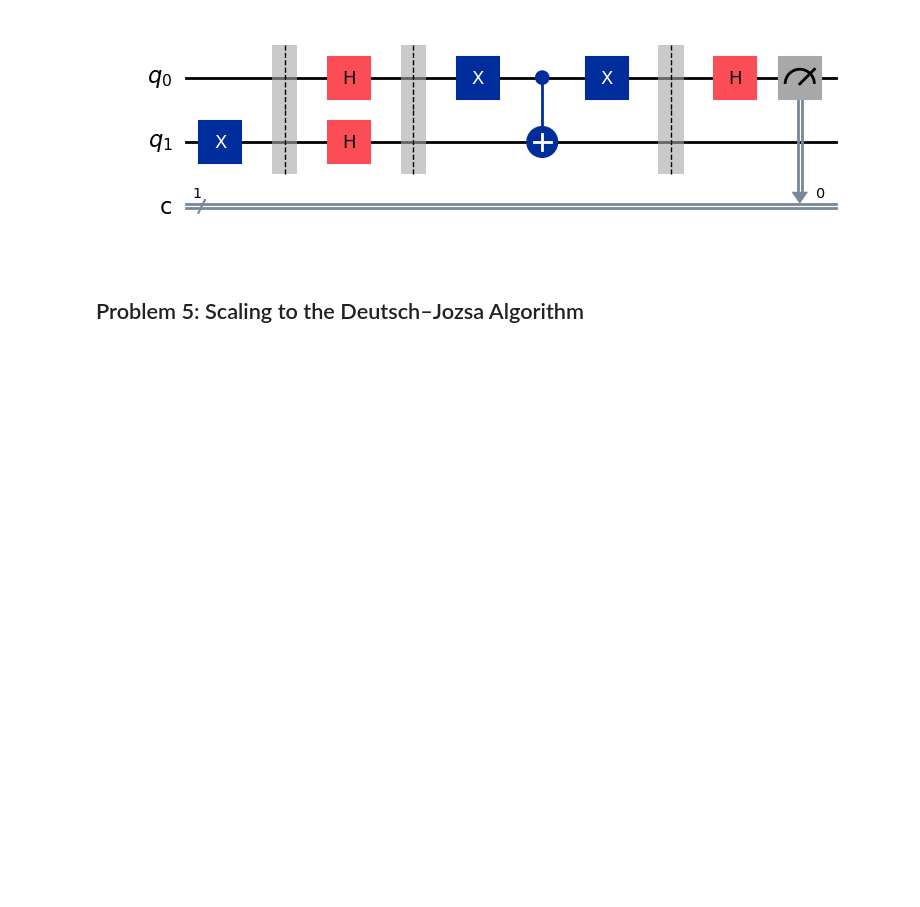
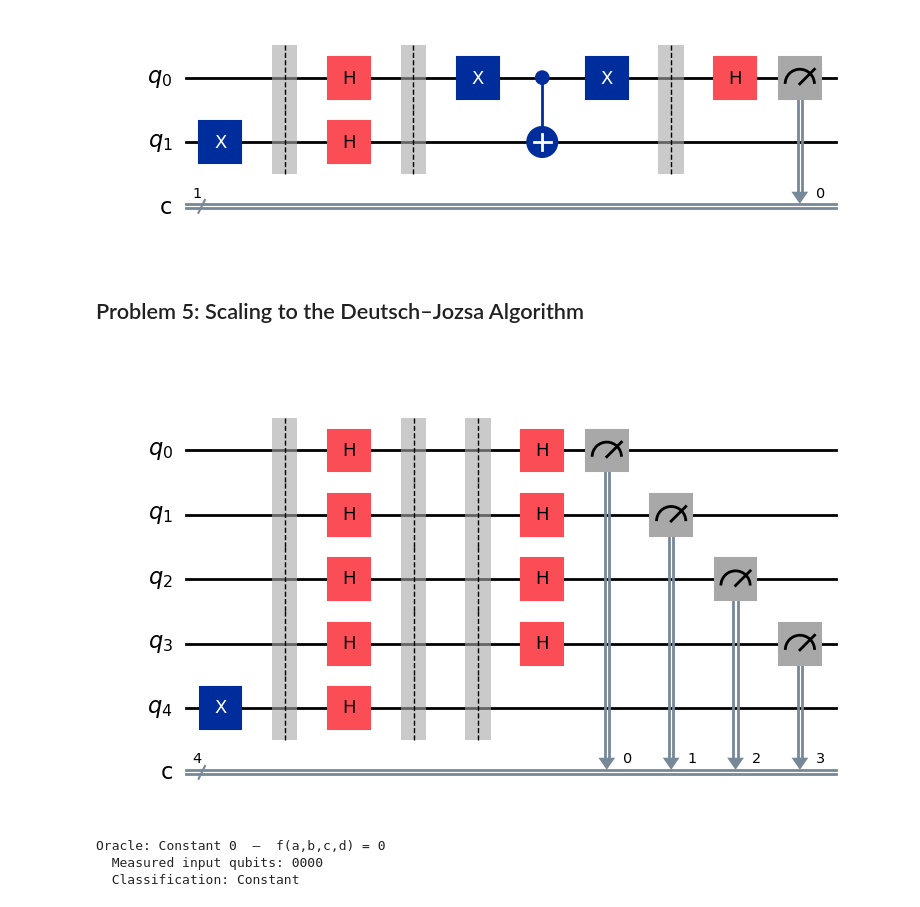
Before and after one commit to RyanCurley01/emerging_technologies, a Jupyter notebook: problem.ipynb, the cells around one changed output. Cells and saved outputs as stored; diff of their text form; code cells hidden in the pictures; blank space fills up the shorter version.

Commit message:
Created quantum circuits for the constant functions from problem 1 and added comments

```diff
--- a/problem.ipynb
+++ b/problem.ipynb
@@ -293,3 +293,83 @@ Oracle Name: Negation | Measured Bit: 1 | Classification: Balanced
 ## Problem 5: Scaling to the Deutsch–Jozsa Algorithm
 # %% [markdown]
 ##
+# %%
+import qiskit
+from qiskit_aer import AerSimulator
+
+def create_oracle_dj_constant_0():
+    # A Quantum circuit with 5 qubits because
+    # qubits 0-3 are the 4 input bits
+    # and qubit 4 is the target qubit
+    qc = qiskit.QuantumCircuit(5)
+
+    # Returns just the empty gate because the
+    # target qubit is never flipped as a result of
+    # 0 always being returned making it constant
+    return qc
+
+def create_oracle_dj_constant_1():
+    qc = qiskit.QuantumCircuit(5)
+
+    # Pauli-X gate applied to qubit 4 so
+    # the target from ∣0⟩ flips to ∣1⟩
+    # so 1 is always returned
+    qc.x(4)
+    return qc
+
+def deutsch_jozsa_4bit(oracle_func, oracle_name):
+
+    qc = qiskit.QuantumCircuit(5, 4)
+
+    # Initialises target qubit to |1⟩
+    qc.x(4)
+    qc.barrier()
+
+    # Applies Hadamard to all qubits to create superposition
+    # Input qubits go to |+⟩ state, target goes to |−⟩ state
+    for qubit in range(5):
+        qc.h(qubit)
+    qc.barrier()
+
+    # Applies the oracle U_f
+    # The oracle encodes f into a phase kickback:
+    # |x⟩|−⟩  →  (−1)^f(x) |x⟩|−⟩
+    qc = qc.compose(oracle_func())
+    qc.barrier()
+
+    # Applies Hadamard to the input qubits only
+    # This maps the phase information back into computational basis states
+    for qubit in range(4):
+        qc.h(qubit)
+
+    # Measures the 4 input qubits
+    qc.measure([0, 1, 2, 3], [0, 1, 2, 3])
+
+    # Displays the circuit
+    display(qc.draw(output='mpl'))
+
+    # Used simulator 1 time because
+    # Deutsch's algorithm gives the correct answer with 100% probability in a single run.
+    sim = AerSimulator()
+    result = sim.run(qc, shots=1).result()
+    counts = result.get_counts()
+    measured = list(counts.keys())[0]
+
+    # If all input qubits are 0 the function is constant
+    if measured == '0000':
+        classification = "Constant"
+    else:
+        classification = "Balanced"
+
+    print(f"Oracle: {oracle_name}")
+    print(f"  Measured input qubits: {measured}")
+    print(f"  Classification: {classification}\n")
+
+# Constant functions
+deutsch_jozsa_4bit(create_oracle_dj_constant_0, "Constant 0  —  f(a,b,c,d) = 0")
+deutsch_jozsa_4bit(create_oracle_dj_constant_1, "Constant 1  —  f(a,b,c,d) = 1")
+# %% [output]
+[figure, added]
+Oracle: Constant 0  —  f(a,b,c,d) = 0
+  Measured input qubits: 0000
+  Classification: Constant
```
Also changed, not shown: parts of 1 cell of this notebook.
